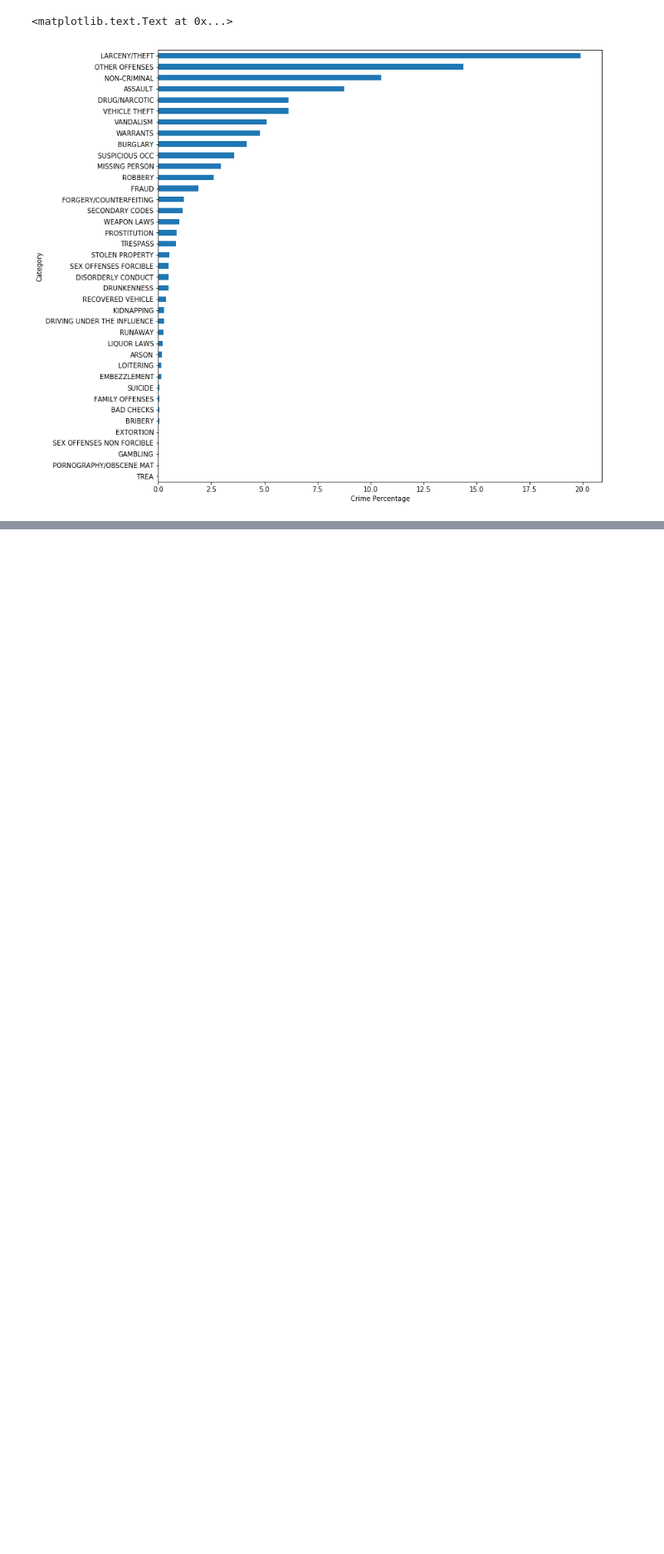
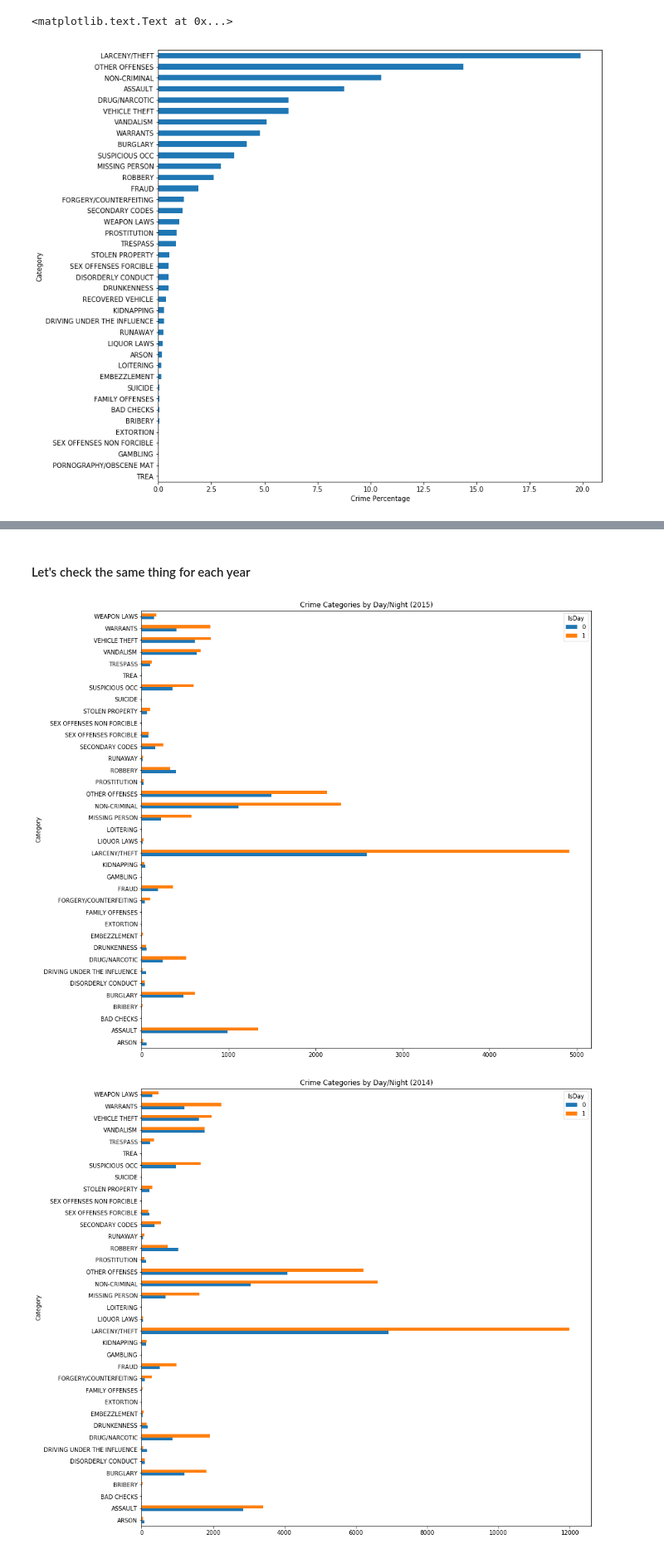
Before and after one commit to hamzael9/san-francisco-crime-classification, a Jupyter notebook: sf-crimes-feature-engineering-2-category.ipynb, the cells around one changed output, grey strips where cells are left out. Shown at 83% size. Cells and saved outputs as stored; diff of their text form; code cells hidden in the pictures; blank space fills up the shorter version.

```diff
--- a/sf-crimes-feature-engineering-2-category.ipynb
+++ b/sf-crimes-feature-engineering-2-category.ipynb
@@ -67,0 +103,10 @@ ax.set_xlabel('Crime Percentage')
+# %% [markdown]
+#### Let's check the same thing for each year
+# %%
+for y in all_years:
+    ct = pd.crosstab(train_df[train_df.Year == y].Category, train_df[train_df.Year == y].IsDay)
+    ct.plot(kind='barh', figsize=(14,14), title=f'Crime Categories by Day/Night ({y})')
+    plt.show()
+# %% [output]
+[figure, added]
+[figure, added]
```
Also changed, not shown: parts of 17 cells of this notebook.
